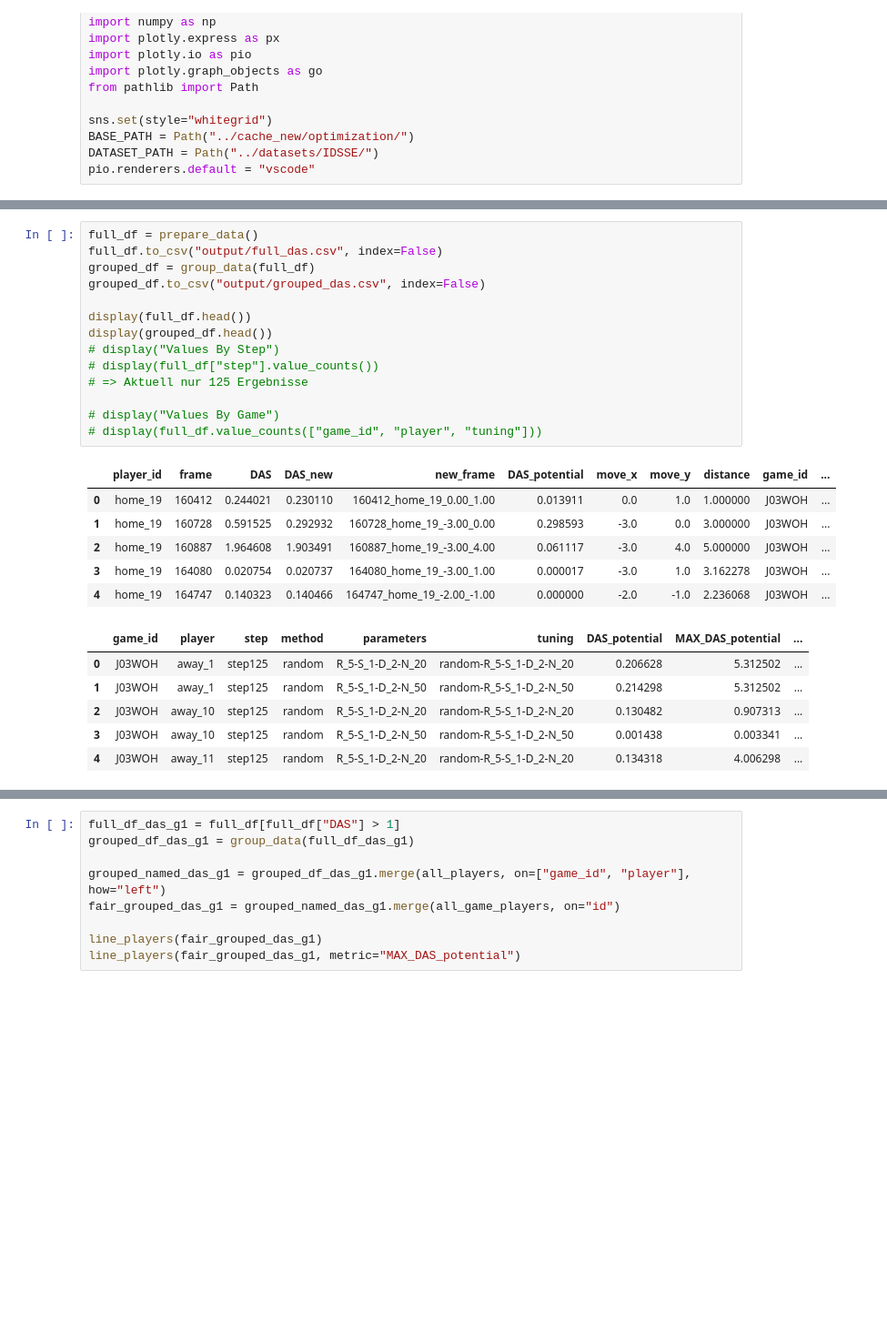
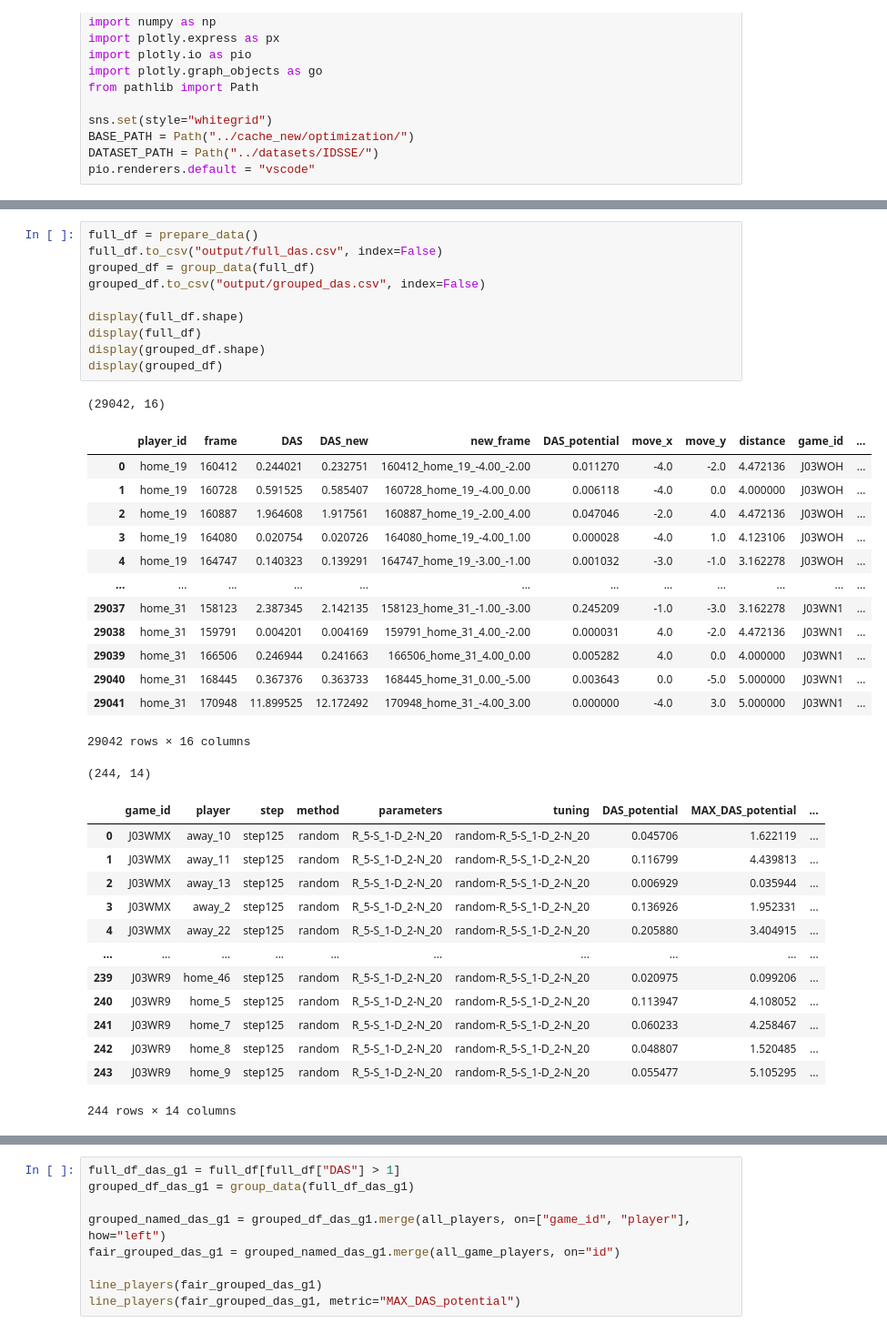
Before and after one commit to maxhartmann1/def-accessible-space, a Jupyter notebook: notebooks/analyse.ipynb, the cells around one changed output, grey strips where cells are left out. Shown at 91% size. Drawn from its saved outputs; the diff is of its cells as text; blank space fills up the shorter version.

```diff
--- a/notebooks/analyse.ipynb
+++ b/notebooks/analyse.ipynb
@@ -204,30 +236,42 @@ def facet_grid(grouped_df):
 # %%
 full_df = prepare_data()
 full_df.to_csv("output/full_das.csv", index=False)
 grouped_df = group_data(full_df)
 grouped_df.to_csv("output/grouped_das.csv", index=False)
 
-display(full_df.head())
-display(grouped_df.head())
-# display("Values By Step")
-# display(full_df["step"].value_counts())
-# => Aktuell nur 125 Ergebnisse
-
-# display("Values By Game")
-# display(full_df.value_counts(["game_id", "player", "tuning"]))
+display(full_df.shape)
+display(full_df)
+display(grouped_df.shape)
+display(grouped_df)
 # %% [output]
+(29042, 16)
 |  | player_id | frame | DAS | DAS_new | new_frame | DAS_potential | move_x | move_y | distance | game_id | ... |
-| 0 | home_19 | 160412 | 0.244021 | 0.230110 | 160412_home_19_0.00_1.00 | 0.013911 | 0.0 | 1.0 | 1.000000 | J03WOH | ... |
-| 1 | home_19 | 160728 | 0.591525 | 0.292932 | 160728_home_19_-3.00_0.00 | 0.298593 | -3.0 | 0.0 | 3.000000 | J03WOH | ... |
-| 2 | home_19 | 160887 | 1.964608 | 1.903491 | 160887_home_19_-3.00_4.00 | 0.061117 | -3.0 | 4.0 | 5.000000 | J03WOH | ... |
-| 3 | home_19 | 164080 | 0.020754 | 0.020737 | 164080_home_19_-3.00_1.00 | 0.000017 | -3.0 | 1.0 | 3.162278 | J03WOH | ... |
-| 4 | home_19 | 164747 | 0.140323 | 0.140466 | 164747_home_19_-2.00_-1.00 | 0.000000 | -2.0 | -1.0 | 2.236068 | J03WOH | ... |
+| 0 | home_19 | 160412 | 0.244021 | 0.232751 | 160412_home_19_-4.00_-2.00 | 0.011270 | -4.0 | -2.0 | 4.472136 | J03WOH | ... |
+| 1 | home_19 | 160728 | 0.591525 | 0.585407 | 160728_home_19_-4.00_0.00 | 0.006118 | -4.0 | 0.0 | 4.000000 | J03WOH | ... |
+| 2 | home_19 | 160887 | 1.964608 | 1.917561 | 160887_home_19_-2.00_4.00 | 0.047046 | -2.0 | 4.0 | 4.472136 | J03WOH | ... |
+| 3 | home_19 | 164080 | 0.020754 | 0.020726 | 164080_home_19_-4.00_1.00 | 0.000028 | -4.0 | 1.0 | 4.123106 | J03WOH | ... |
+| 4 | home_19 | 164747 | 0.140323 | 0.139291 | 164747_home_19_-3.00_-1.00 | 0.001032 | -3.0 | -1.0 | 3.162278 | J03WOH | ... |
+| ... | ... | ... | ... | ... | ... | ... | ... | ... | ... | ... | ... |
+| 29037 | home_31 | 158123 | 2.387345 | 2.142135 | 158123_home_31_-1.00_-3.00 | 0.245209 | -1.0 | -3.0 | 3.162278 | J03WN1 | ... |
+| 29038 | home_31 | 159791 | 0.004201 | 0.004169 | 159791_home_31_4.00_-2.00 | 0.000031 | 4.0 | -2.0 | 4.472136 | J03WN1 | ... |
+| 29039 | home_31 | 166506 | 0.246944 | 0.241663 | 166506_home_31_4.00_0.00 | 0.005282 | 4.0 | 0.0 | 4.000000 | J03WN1 | ... |
+| 29040 | home_31 | 168445 | 0.367376 | 0.363733 | 168445_home_31_0.00_-5.00 | 0.003643 | 0.0 | -5.0 | 5.000000 | J03WN1 | ... |
+| 29041 | home_31 | 170948 | 11.899525 | 12.172492 | 170948_home_31_-4.00_3.00 | 0.000000 | -4.0 | 3.0 | 5.000000 | J03WN1 | ... |
+29042 rows × 16 columns
+(244, 14)
 |  | game_id | player | step | method | parameters | tuning | DAS_potential | MAX_DAS_potential | ... |
-| 0 | J03WOH | away_1 | step125 | random | R_5-S_1-D_2-N_20 | random-R_5-S_1-D_2-N_20 | 0.206628 | 5.312502 | ... |
-| 1 | J03WOH | away_1 | step125 | random | R_5-S_1-D_2-N_50 | random-R_5-S_1-D_2-N_50 | 0.214298 | 5.312502 | ... |
-| 2 | J03WOH | away_10 | step125 | random | R_5-S_1-D_2-N_20 | random-R_5-S_1-D_2-N_20 | 0.130482 | 0.907313 | ... |
-| 3 | J03WOH | away_10 | step125 | random | R_5-S_1-D_2-N_50 | random-R_5-S_1-D_2-N_50 | 0.001438 | 0.003341 | ... |
-| 4 | J03WOH | away_11 | step125 | random | R_5-S_1-D_2-N_20 | random-R_5-S_1-D_2-N_20 | 0.134318 | 4.006298 | ... |
+| 0 | J03WMX | away_10 | step125 | random | R_5-S_1-D_2-N_20 | random-R_5-S_1-D_2-N_20 | 0.045706 | 1.622119 | ... |
+| 1 | J03WMX | away_11 | step125 | random | R_5-S_1-D_2-N_20 | random-R_5-S_1-D_2-N_20 | 0.116799 | 4.439813 | ... |
+| 2 | J03WMX | away_13 | step125 | random | R_5-S_1-D_2-N_20 | random-R_5-S_1-D_2-N_20 | 0.006929 | 0.035944 | ... |
+| 3 | J03WMX | away_2 | step125 | random | R_5-S_1-D_2-N_20 | random-R_5-S_1-D_2-N_20 | 0.136926 | 1.952331 | ... |
+| 4 | J03WMX | away_22 | step125 | random | R_5-S_1-D_2-N_20 | random-R_5-S_1-D_2-N_20 | 0.205880 | 3.404915 | ... |
+| ... | ... | ... | ... | ... | ... | ... | ... | ... | ... |
+| 239 | J03WR9 | home_46 | step125 | random | R_5-S_1-D_2-N_20 | random-R_5-S_1-D_2-N_20 | 0.020975 | 0.099206 | ... |
+| 240 | J03WR9 | home_5 | step125 | random | R_5-S_1-D_2-N_20 | random-R_5-S_1-D_2-N_20 | 0.113947 | 4.108052 | ... |
+| 241 | J03WR9 | home_7 | step125 | random | R_5-S_1-D_2-N_20 | random-R_5-S_1-D_2-N_20 | 0.060233 | 4.258467 | ... |
+| 242 | J03WR9 | home_8 | step125 | random | R_5-S_1-D_2-N_20 | random-R_5-S_1-D_2-N_20 | 0.048807 | 1.520485 | ... |
+| 243 | J03WR9 | home_9 | step125 | random | R_5-S_1-D_2-N_20 | random-R_5-S_1-D_2-N_20 | 0.055477 | 5.105295 | ... |
+244 rows × 14 columns
 # %%
 # Übersicht vorhandene databallpy_event
 pivot = full_df.groupby(["game_id", "tuning"])["player"].nunique().unstack(fill_value=0).reset_index()
```
Also changed, not shown: parts of 6 cells of this notebook, 10 other files.
